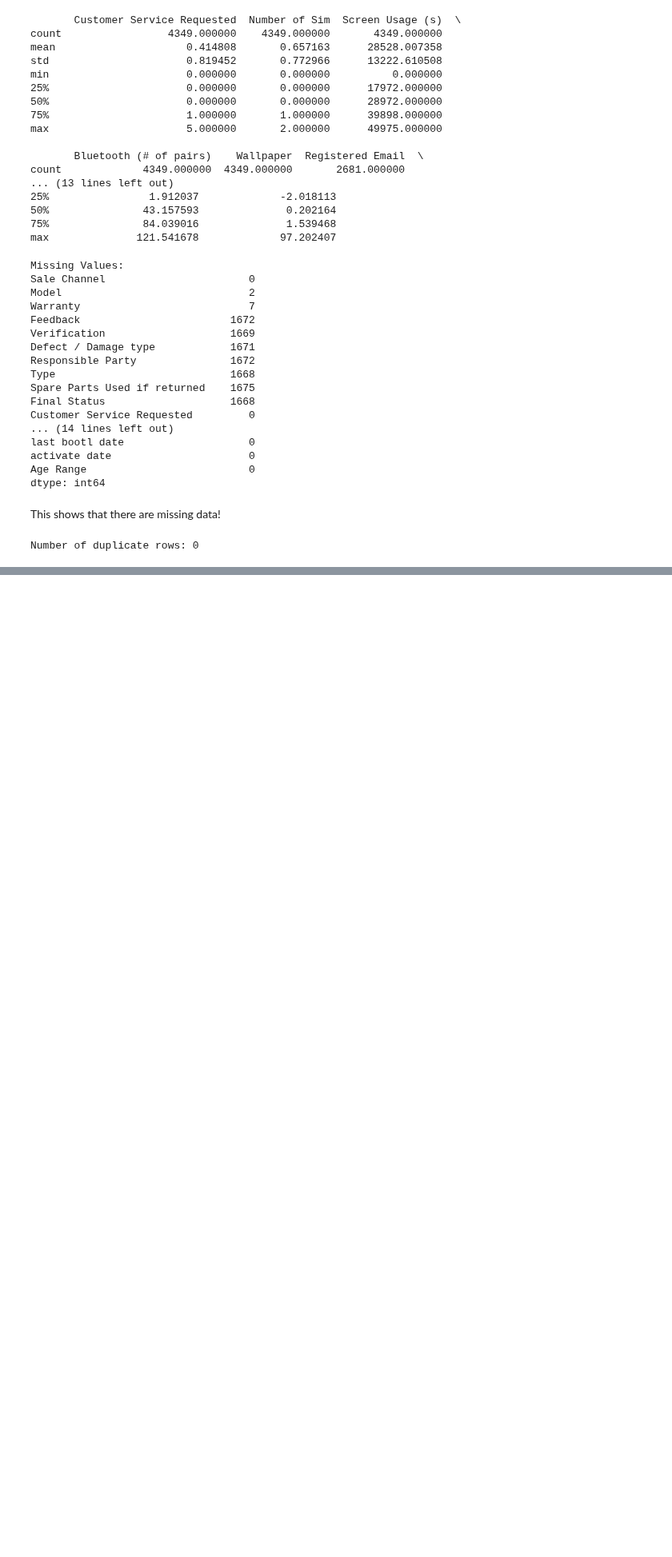
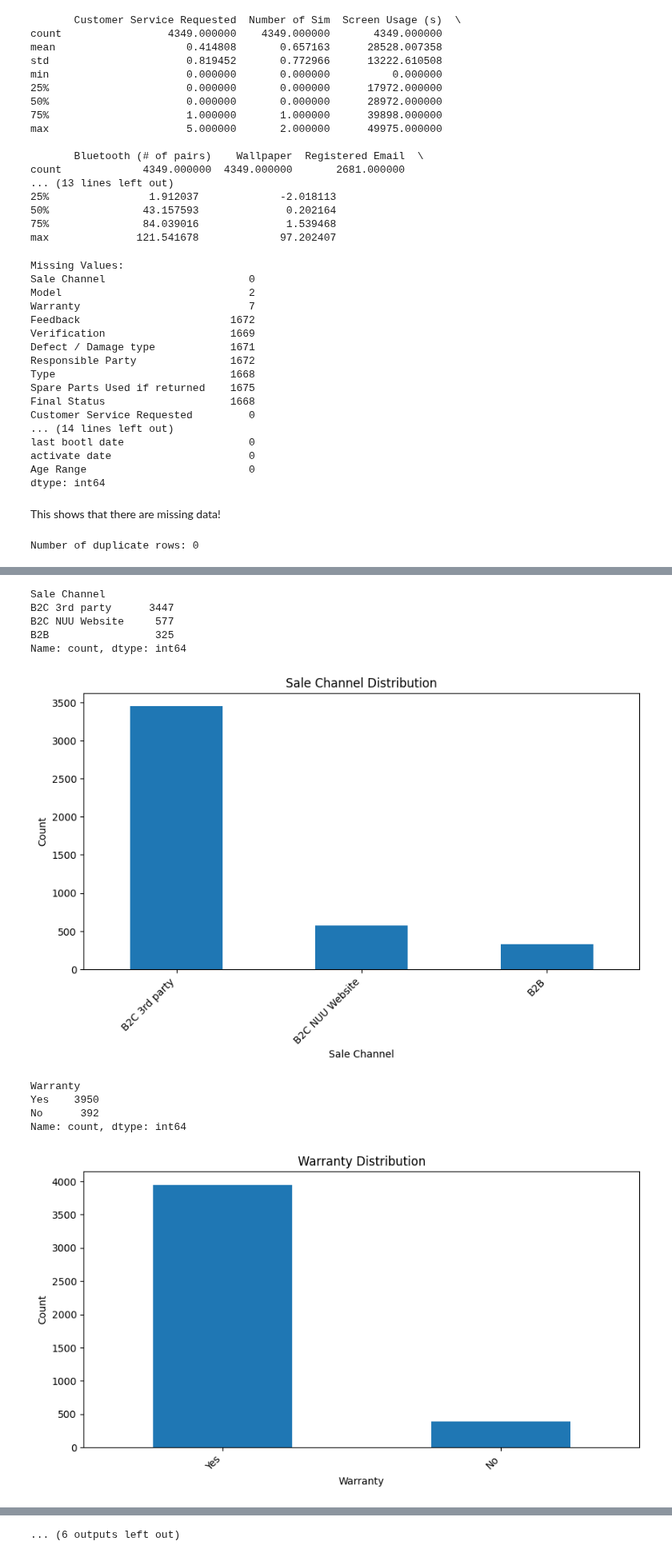
Before and after one commit to ACarrig/NUUMobile1, a Jupyter notebook: data_analysis.ipynb, the cells around one changed output, grey strips where cells are left out. Shown at 80% size. Saved outputs shown, nothing was run; the diff lists cells and outputs as text; code cells hidden in the pictures; blank space fills up the shorter version.

```diff
--- a/data_analysis.ipynb
+++ b/data_analysis.ipynb
@@ -234,11 +135,0 @@ Name: count, dtype: int64
-# %%
-feature = 'Type'
-
-# Display value counts for each feature
-print(data[feature].value_counts())
-
-# Plot the distribution of each feature
-data[feature].value_counts().plot(kind='bar', title=f'{feature} Distribution')
-plt.xlabel(feature)  # Adding x-label for clarity
-plt.ylabel('Count')  # Adding y-label for clarity
-plt.show()
@@ -251,11 +135,0 @@ Name: count, dtype: int64
-# %%
-feature = 'Final Status'
-
-# Display value counts for each feature
-print(data[feature].value_counts())
-
-# Plot the distribution of each feature
-data[feature].value_counts().plot(kind='bar', title=f'{feature} Distribution')
-plt.xlabel(feature)  # Adding x-label for clarity
-plt.ylabel('Count')  # Adding y-label for clarity
-plt.show()
@@ -277,0 +145,33 @@ Name: count, dtype: int64
+# %%
+# Identify categorical features
+features = [
+    "Sale Channel", "Warranty", "Defect / Damage type",
+    "Responsible Party", "Type", "Spare Parts Used if returned", "Final Status", "Wifi/Internet Connection", "Age Range"
+]
+
+for feature in features:
+    # Count unique values and sort by frequency
+    value_counts = data[feature].value_counts().sort_values(ascending=False)
+
+    # Display value counts
+    print(value_counts)
+
+    # Plot the distribution
+    plt.figure(figsize=(10, 5))
+    value_counts.plot(kind='bar', title=f'{feature} Distribution')
+    plt.xlabel(feature)
+    plt.ylabel('Count')
+    plt.xticks(rotation=45, ha='right')  # Rotate labels for readability
+    plt.show()
+# %% [output]
+Sale Channel
+B2C 3rd party      3447
+B2C NUU Website     577
+B2B                 325
+Name: count, dtype: int64
+[figure, added]
+Warranty
+Yes    3950
+No      392
+Name: count, dtype: int64
+[figure, added]
@@ -277,0 +212 @@ Name: count, dtype: int64
+... (6 outputs left out)
```
Also changed, not shown: parts of 24 cells of this notebook.
